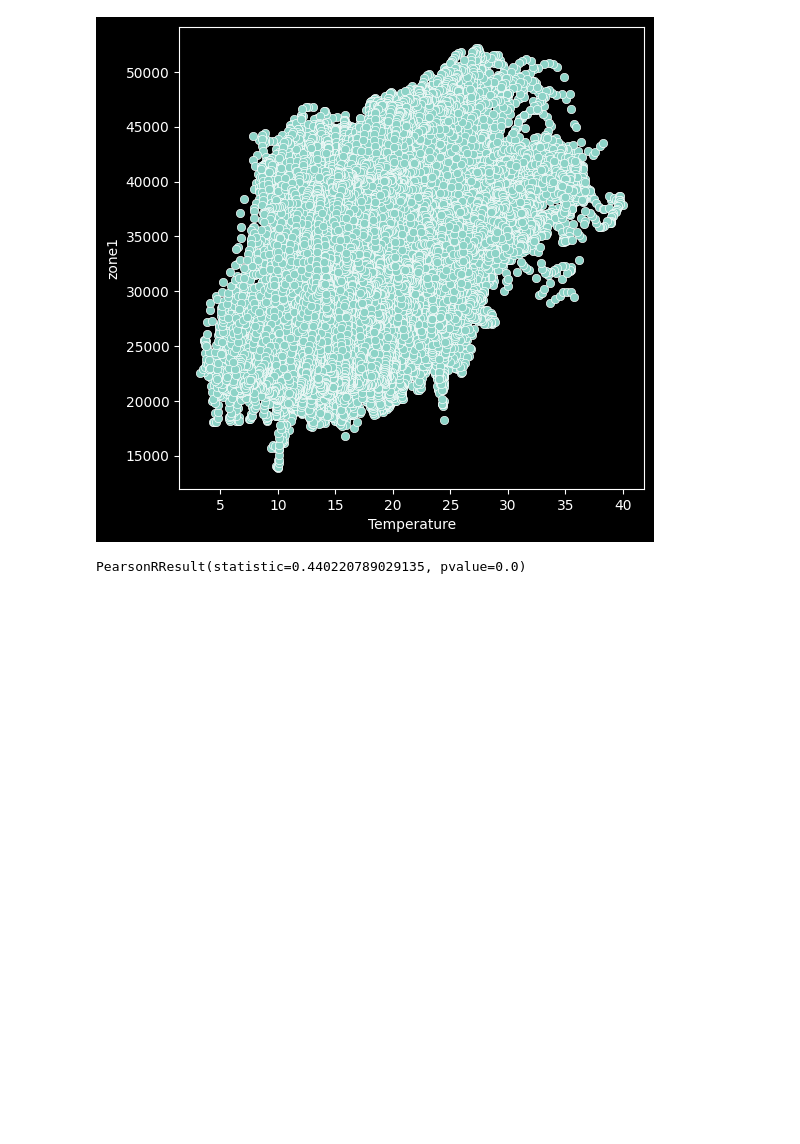
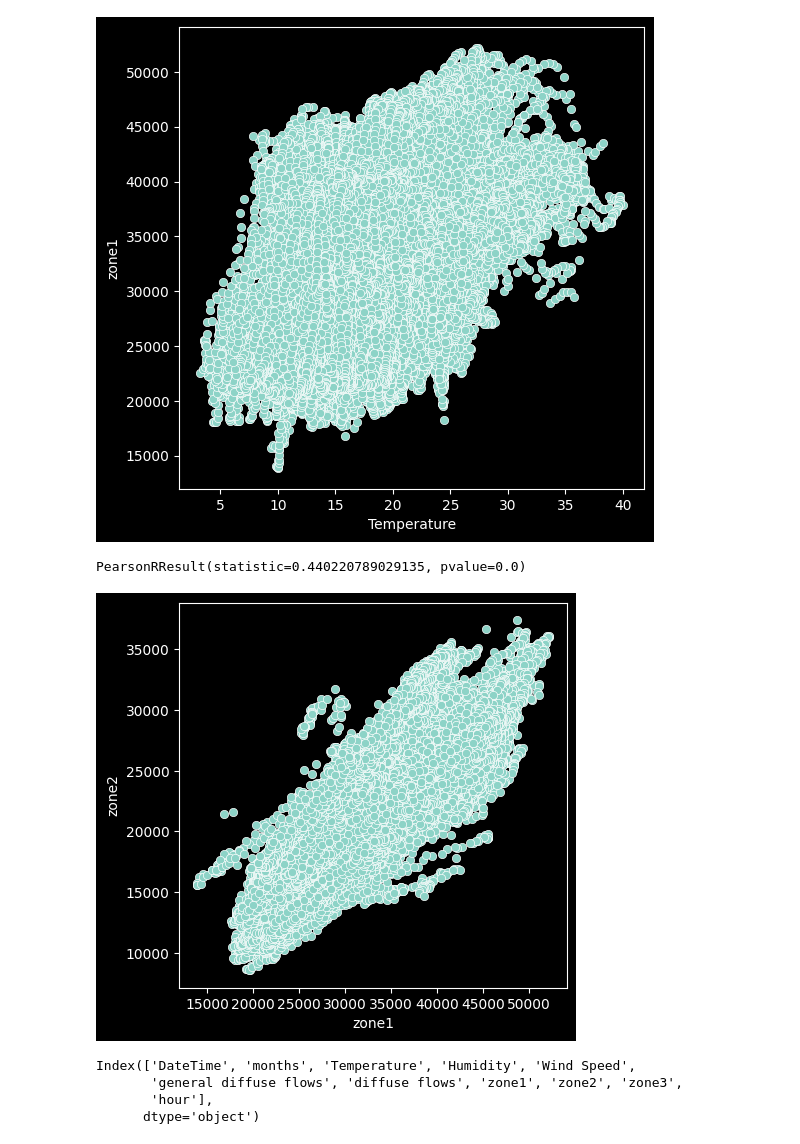
Before and after one commit to InHoYi/AnomalyDetection, a Jupyter notebook: Practice/ch28_powercomp/powercomp.ipynb, the cells around one changed output. Drawn from its saved outputs; the diff is of its cells as text; code cells hidden in the pictures; blank space fills up the shorter version.

```diff
--- a/Practice/ch28_powercomp/powercomp.ipynb
+++ b/Practice/ch28_powercomp/powercomp.ipynb
@@ -225,3 +225,16 @@ from scipy.stats import stats
 stats.pearsonr(x = raw['Temperature'], y = raw['zone1'])
 # %% [output]
 PearsonRResult(statistic=0.440220789029135, pvalue=0.0)
+# %%
+plt.figure(figsize = (5, 5))
+sns.scatterplot(x = raw['zone1'], y = raw['zone2'])
+plt.show()
+# %% [output]
+[figure, added]
+# %%
+raw.columns
+# %% [output]
+Index(['DateTime', 'months', 'Temperature', 'Humidity', 'Wind Speed',
+       'general diffuse flows', 'diffuse flows', 'zone1', 'zone2', 'zone3',
+       'hour'],
+      dtype='object')
```
Also changed, not shown: parts of 14 cells of this notebook.
